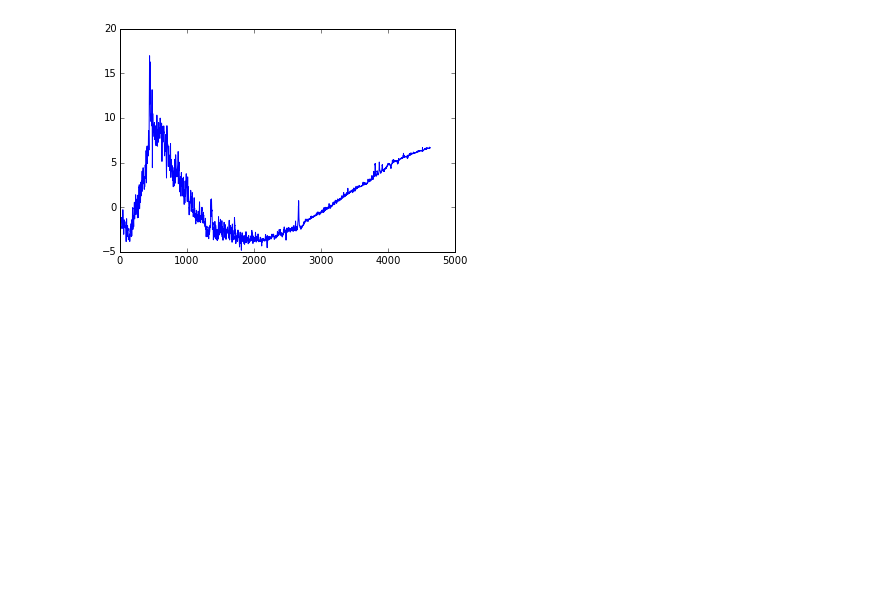
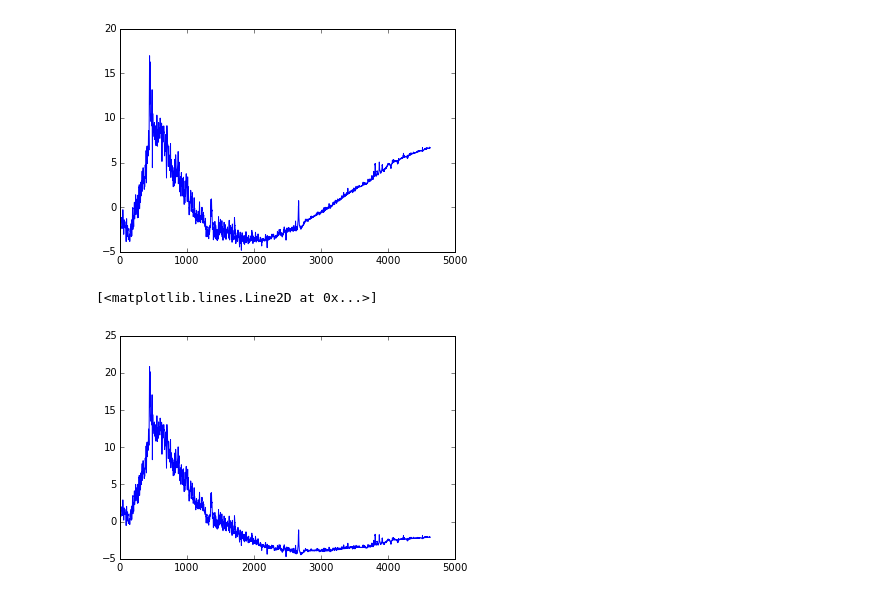
Before and after one commit to kgage/bossghost, a Jupyter notebook: ModelFlux.ipynb, the cells around one changed output. Saved outputs shown, nothing was run; the diff lists cells and outputs as text; code cells hidden in the pictures; blank space fills up the shorter version.

```diff
--- a/ModelFlux.ipynb
+++ b/ModelFlux.ipynb
@@ -144,3 +228,8 @@ plt.plot(test_model['flux']-model)
 # %% [output]
 [<matplotlib.lines.Line2D at 0x...>]
 [figure]
+# %%
+plt.plot(test_model2-model)
+# %% [output]
+[<matplotlib.lines.Line2D at 0x...>]
+[figure, added]
```
Also changed, not shown: parts of 9 cells of this notebook.
